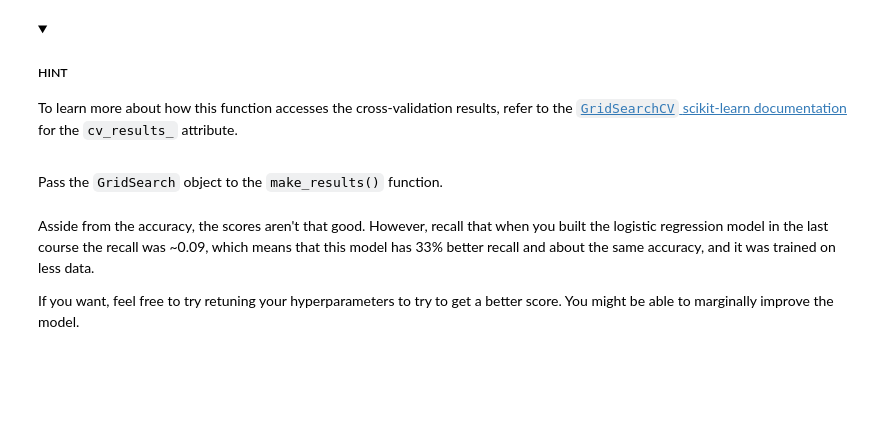
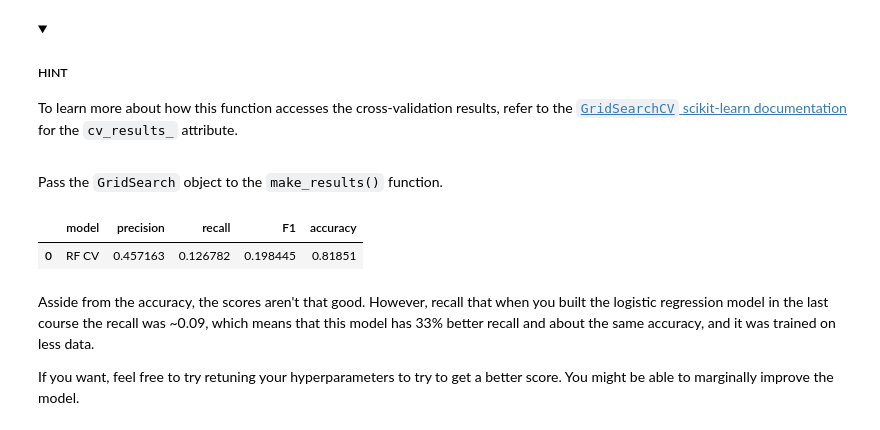
Before and after one commit to PranayPrasanth/Google_Analytics_Projects, a Jupyter notebook: Course6/Case_Study/Activity_Course 6 Waze project lab.ipynb, the cells around one changed output. Saved outputs shown, nothing was run; the diff lists cells and outputs as text; code cells hidden in the pictures; folded sections open; blank space fills up the shorter version.

```diff
--- a/Course6/Case_Study/Activity_Course 6 Waze project lab.ipynb
+++ b/Course6/Case_Study/Activity_Course 6 Waze project lab.ipynb
@@ -639,6 +639,10 @@ def make_results(model_name:str, model_object, metric:str):
 Pass the `GridSearch` object to the `make_results()` function.
 # %%
 results = make_results('RF CV', rf_cv, 'recall')
+results
+# %% [output]
+|  | model | precision | recall | F1 | accuracy |
+| 0 | RF CV | 0.457163 | 0.126782 | 0.198445 | 0.81851 |
 # %% [markdown]
 Asside from the accuracy, the scores aren't that good. However, recall that when you built the logistic regression model in the last course the recall was \~0.09, which means that this model has 33% better recall and about the same accuracy, and it was trained on less data.
 
```
